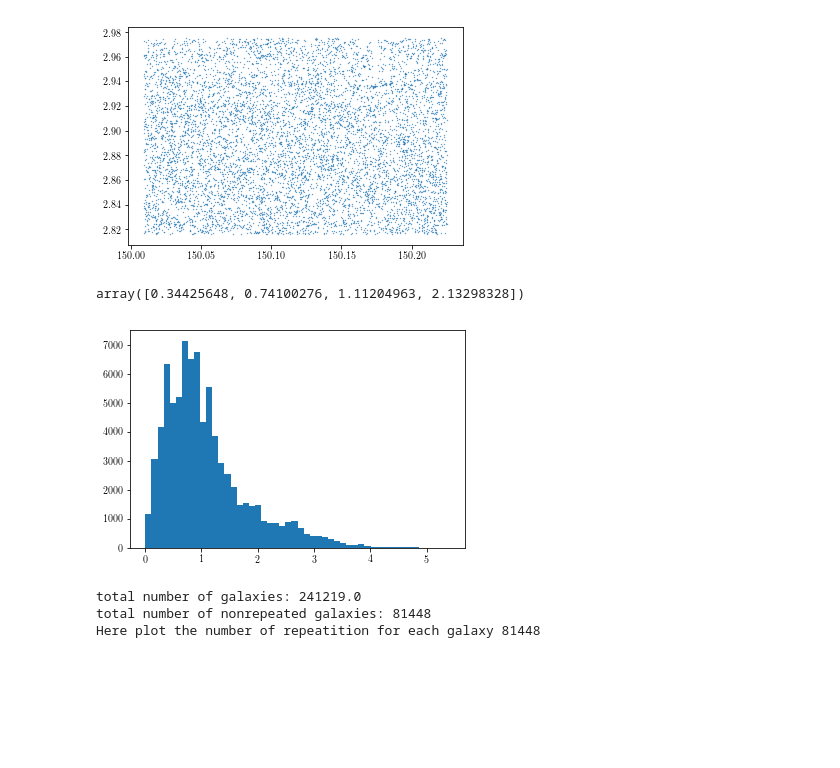
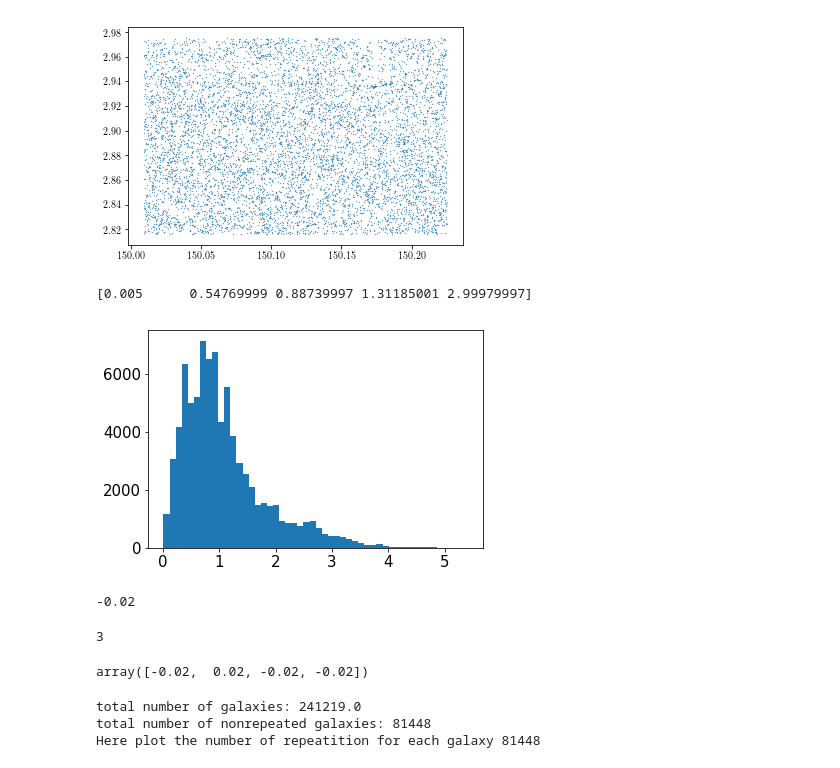
Before and after one commit to mr-superonion/FPFS, a Jupyter notebook: notebook/sim/3_1_1-cosmoPrepare.ipynb, the cells around one changed output. Cells and saved outputs as stored; diff of their text form; code cells hidden in the pictures; blank space fills up the shorter version.

```diff
--- a/notebook/sim/3_1_1-cosmoPrepare.ipynb
+++ b/notebook/sim/3_1_1-cosmoPrepare.ipynb
@@ -105,13 +106,31 @@ indAll  =   cosmo252.catused['index']
 # %%
 plt.close()
 plt.hist(cosmo252.catused['zphot'],bins=50)
-bins=np.percentile(cosmo252.catused['zphot'],[0.,25,50,75,100])
+msk=cosmo252.catused['zphot']<3.
+bins=np.percentile(cosmo252.catused['zphot'][msk],[0.,25,50,75,100])
+print(bins)
 a=np.histogram(cosmo252.catused['zphot'],bins=bins,weights=cosmo252.catused['zphot'])[0]
 b=np.histogram(cosmo252.catused['zphot'],bins=bins)[0]
-a/b
 # %% [output]
-array([0.34425648, 0.74100276, 1.11204963, 2.13298328])
+[0.005      0.54769999 0.88739997 1.31185001 2.99979997]
-[figure, old version]
+[figure, new version]
+# %%
+gList   =   np.array([-0.02,0.,0.02])
+gList   =   gList[[eval(i) for i in '0200']]
+zbound  =   np.array([0.005,0.5477,0.8874,1.3119,3.0]) #sim 3
+a=1.55
+g1=gList[np.where((a>zbound[:-1])&(a<=zbound[1:]))[0][0]]
+print(g1)
+# %% [output]
+-0.02
+# %%
+np.where((a>zbound[:-1])&(a<=zbound[1:]))[0][0]
+# %% [output]
+3
+# %%
+gList
+# %% [output]
+array([-0.02,  0.02, -0.02, -0.02])
 # %%
 cosmo252=hscimgUtil.cosmoHSTGal('252')
 numAll=0.
```
Also changed, not shown: parts of 1 cell of this notebook, 3 other files.
